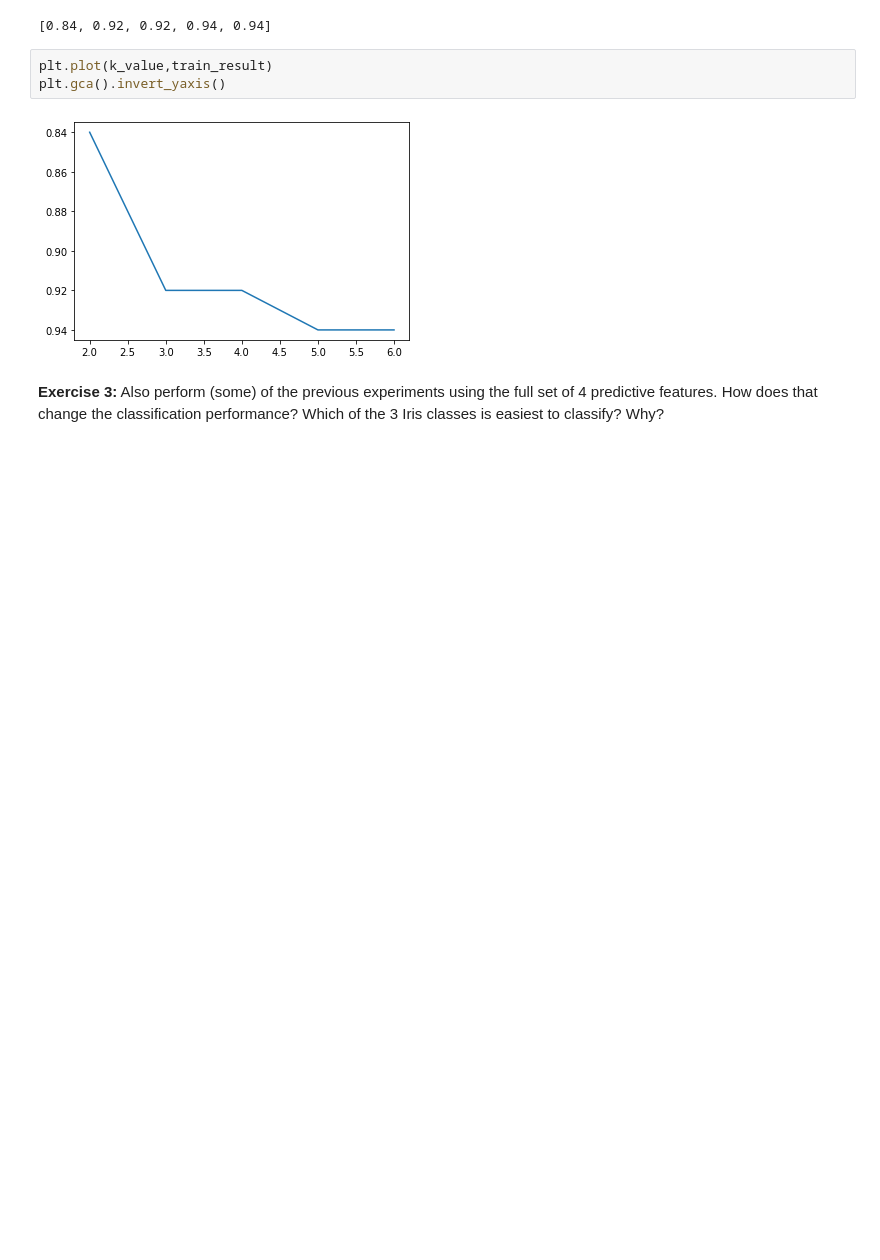
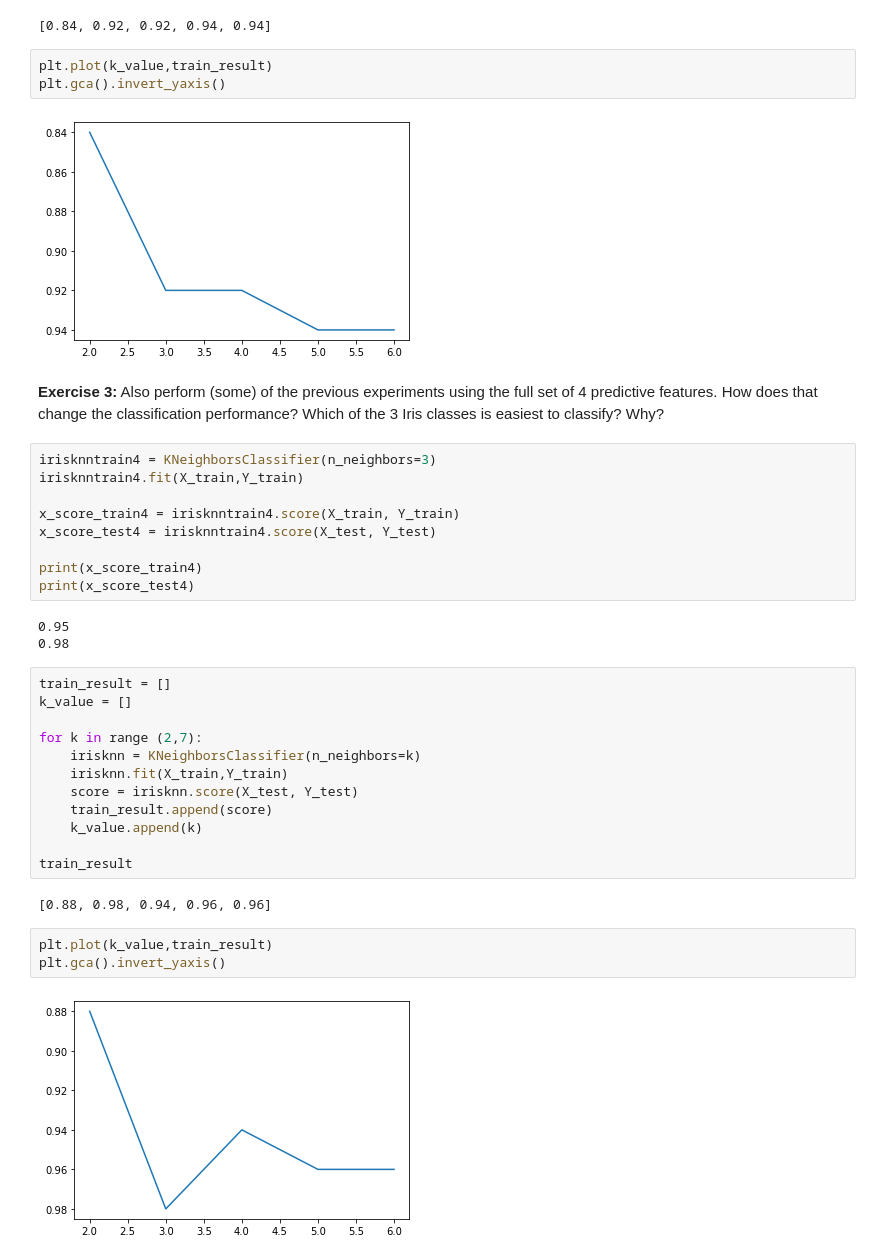
Before and after one commit to Czubbi/MachineLearning, a Jupyter notebook: MLSelfStudy1-F22.ipynb, the cells around one changed output. Saved outputs shown, nothing was run; the diff lists cells and outputs as text; blank space fills up the shorter version.

Commit message:
Classifier for all 4 features

```diff
--- a/MLSelfStudy1-F22.ipynb
+++ b/MLSelfStudy1-F22.ipynb
@@ -195,3 +195,34 @@ plt.gca().invert_yaxis()
 # %% [markdown]
 **Exercise 3:**  Also perform (some) of the previous experiments using the full set of 4 predictive features. How does that
 change the classification performance? Which of the 3 Iris classes is easiest to classify? Why?
+# %%
+irisknntrain4 = KNeighborsClassifier(n_neighbors=3)
+irisknntrain4.fit(X_train,Y_train)
+
+x_score_train4 = irisknntrain4.score(X_train, Y_train)
+x_score_test4 = irisknntrain4.score(X_test, Y_test)
+
+print(x_score_train4)
+print(x_score_test4)
+# %% [output]
+0.95
+0.98
+# %%
+train_result = []
+k_value = []
+
+for k in range (2,7):
+    irisknn = KNeighborsClassifier(n_neighbors=k)
+    irisknn.fit(X_train,Y_train)
+    score = irisknn.score(X_test, Y_test)
+    train_result.append(score)
+    k_value.append(k)
+
+train_result
+# %% [output]
+[0.88, 0.98, 0.94, 0.96, 0.96]
+# %%
+plt.plot(k_value,train_result)
+plt.gca().invert_yaxis()
+# %% [output]
+[figure, added]
```
